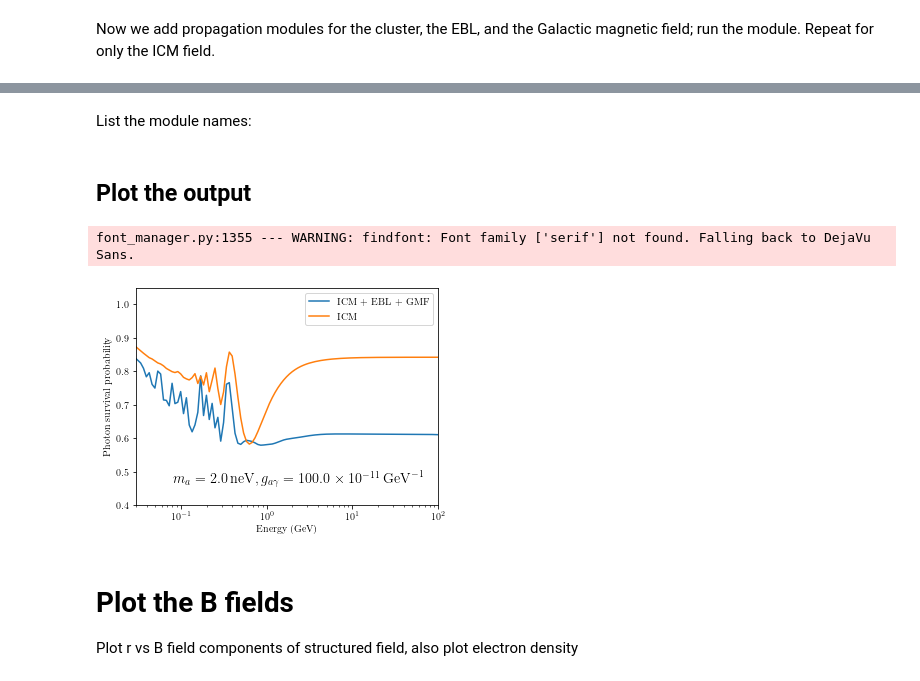
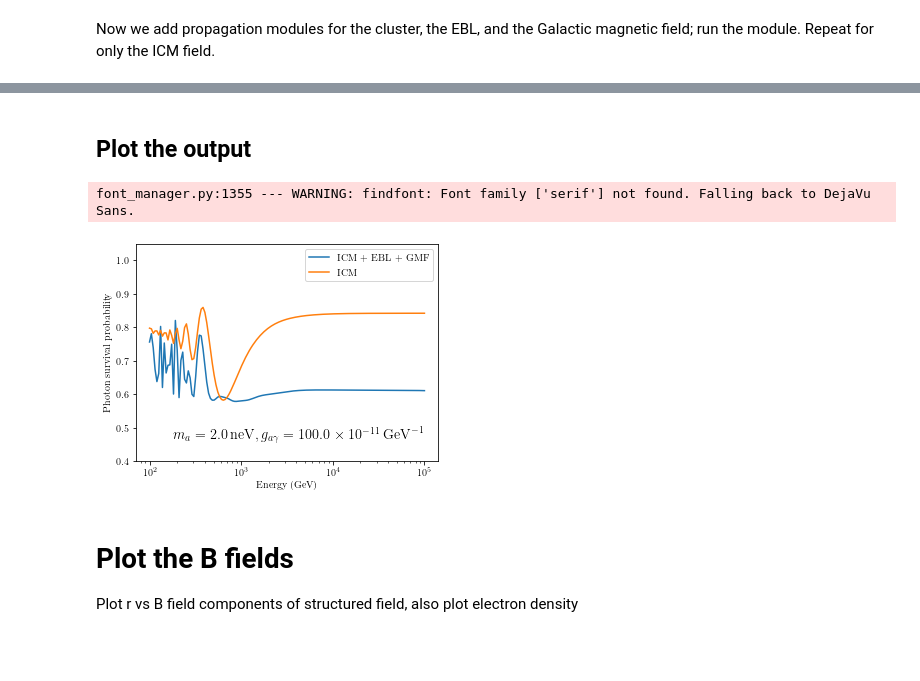
Before and after one commit to me-manu/gammaALPs, a Jupyter notebook: docs/tutorials/mixing_ICM_structured_field.ipynb, the cells around one changed output, grey strips where cells are left out. Cells and saved outputs as stored; diff of their text form; code cells hidden in the pictures; blank space fills up the shorter version.

````diff
--- a/docs/tutorials/mixing_ICM_structured_field.ipynb
+++ b/docs/tutorials/mixing_ICM_structured_field.ipynb
@@ -34,8 +32,9 @@ Initialize the list of transfer modules that will store the different magnetic f
 # %% [markdown]
 Energies are supplied in GeV as ```numpy.ndarray```
 # %%
-logEMeV = np.loadtxt('energy_bins.dat')
-EGeV = np.power(10, logEMeV - 3.)
+logEMeV = np.linspace(2, 5, num=150)
+EGeV = np.power(10, logEMeV - 3)
+EMeV = np.power(10, logEMeV)
 # %% [markdown]
 Now initialize the initial photon polarization. Since we are dealing with a gamma-ray source, no ALPs are initially present in the beam (third diagonal element is zero). The polarization density matrix is normalized such that its trace is equal to one, $\mathrm{Tr}(\rho_\mathrm{in}) = 1$.
 # %%
@@ -102,26 +101,24 @@ NameError: name 'ngc1275' is not defined
-# %% [markdown]
-List the module names:
 # %% [markdown]
 ## Plot the output
 # %%
-plt.plot(EGeV, px[0] + py[0], label='ICM + EBL + GMF')
-plt.plot(EGeV, px2[0] + py2[0], label='ICM')
+plt.plot(EMeV, px[0] + py[0], label='ICM + EBL + GMF')
+plt.plot(EMeV, px2[0] + py2[0], label='ICM')
 plt.xscale('log')
 plt.yscale('linear')
 plt.ylim(0.4, 1.05)
-plt.xlim(3e-2, 1e2)
+#plt.xlim(1e0, 1e2)
 plt.xlabel('Energy (GeV)')
 plt.ylabel('Photon survival probability')
 plt.legend(loc = 0, fontsize = 'medium')
 
 plt.annotate(r'$m_a = {0:.1f}\,\mathrm{{neV}}, g_{{a\gamma}} = {1:.1f} \times 10^{{-11}}\,\mathrm{{GeV}}^{{-1}}$'.format(ml.alp.m,ml.alp.g),
              xy = (0.95,0.1), size = 'x-large', xycoords = 'axes fraction', ha = 'right')
 
 plt.subplots_adjust(left = 0.2)
 #plt.savefig("pgg.png", dpi = 150)
 # %% [output]
 font_manager.py:1355 --- WARNING: findfont: Font family ['serif'] not found. Falling back to DejaVu Sans.
-[figure, old version]
+[figure, new version]
 # %% [markdown]
 # Plot the B fields
 
````
Also changed, not shown: parts of 5 cells of this notebook, 4 other files.
